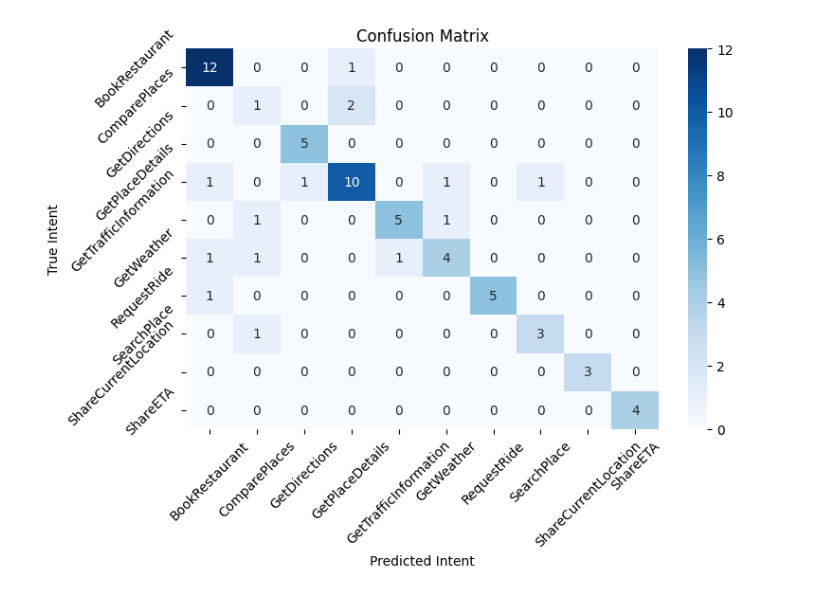
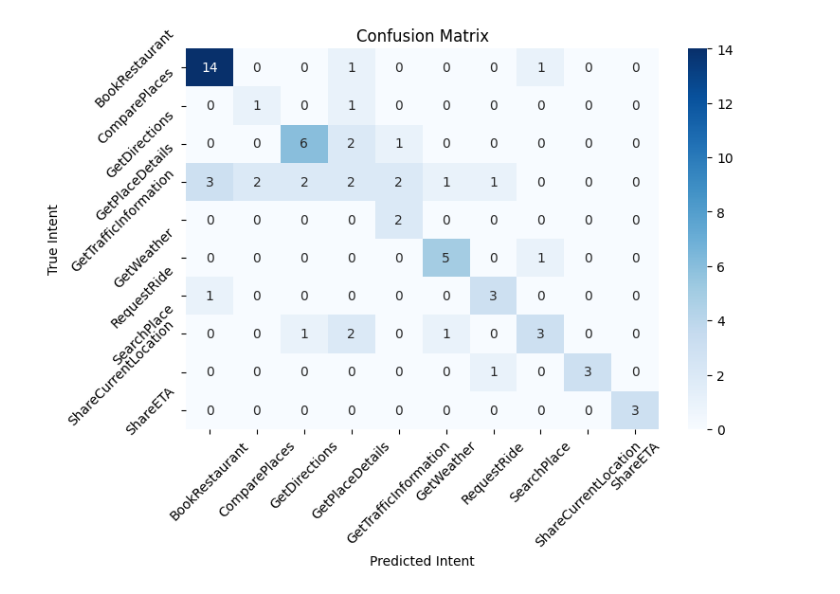
Before and after one commit to hendrikyong/CVNL_Assignment_1, a Jupyter notebook: RNN.ipynb, the cells around one changed output. Cells and saved outputs as stored; diff of their text form; code cells hidden in the pictures.

```diff
--- a/RNN.ipynb
+++ b/RNN.ipynb
@@ -116,7 +116,7 @@ test_loader = DataLoader(test_dataset, batch_size=batch_size, shuffle=False, col
 # ----------------------------
 class RNNClassifier(nn.Module):
     def __init__(self, vocab_size, embedding_dim, hidden_dim, output_dim,
-                 num_layers=1, bidirectional=False, dropout=0.5):
+                 num_layers=1, bidirectional=True, dropout=0.5):
         super(RNNClassifier, self).__init__()
         self.embedding = nn.Embedding(vocab_size, embedding_dim, padding_idx=vocab["<pad>"])
         # Note: In PyTorch, the built-in dropout in RNNs is applied only when num_layers > 1.
@@ -155,7 +155,7 @@ hidden_dim = 128
 output_dim = len(label2idx)
 num_layers = 1         # Increase this if desired
 bidirectional = True # Change to True to use a bidirectional RNN
-dropout = 0.5
+dropout = 0.3
 
 model = RNNClassifier(vocab_size=len(vocab),
                       embedding_dim=embedding_dim,
@@ -175,7 +175,7 @@ model.to(device)
 optimizer = optim.Adam(model.parameters(), lr=0.0008, weight_decay=1e-5)
 criterion = nn.CrossEntropyLoss()
 
-num_epochs = 15
+num_epochs = 10
 train_losses, train_accuracies = [], []
 
 for epoch in range(num_epochs):
@@ -265 +265 @@ Epoch 05: Train Loss = 1.3242, Train Acc = 61.45%
-[figure, old version]
+[figure, new version]
```
Also changed, not shown: parts of 1 cell of this notebook.
